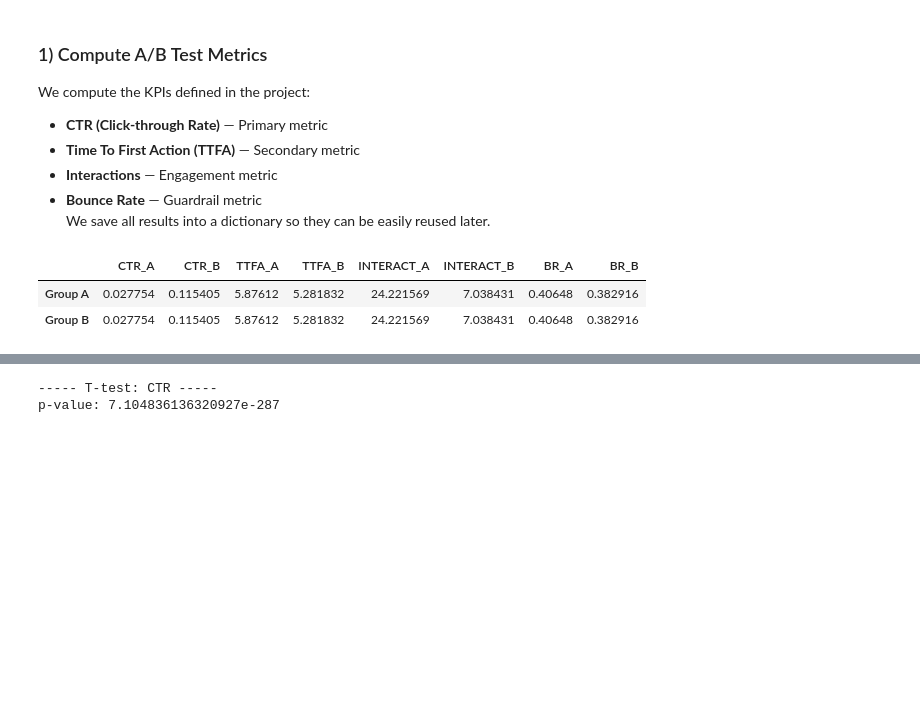
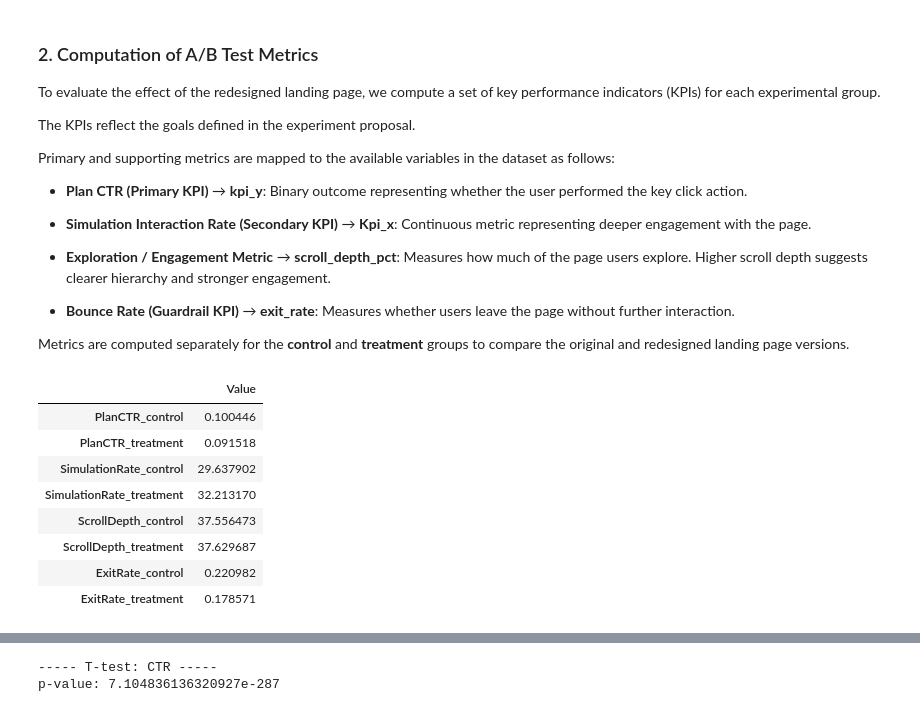
Before and after one commit to Luciamusizzano/DEGO-project_team50, a Jupyter notebook: analysis.ipynb, the cells around one changed output, grey strips where cells are left out. Cells and saved outputs as stored; diff of their text form; code cells hidden in the pictures; blank space fills up the shorter version.

Commit message:
correction up to A/B metrics

```diff
--- a/analysis.ipynb
+++ b/analysis.ipynb
@@ -51,36 +128,60 @@ array([0.        , 0.04830378, 0.07162063, ..., 0.10305409, 0.09044853,
 # %% [markdown]
-### 1) Compute A/B Test Metrics
-We compute the KPIs defined in the project:
-- **CTR (Click‑through Rate)** — Primary metric
-- **Time To First Action (TTFA)** — Secondary metric
-- **Interactions** — Engagement metric
-- **Bounce Rate** — Guardrail metric
-We save all results into a dictionary so they can be easily reused later.
+### 2. Computation of A/B Test Metrics
+
+To evaluate the effect of the redesigned landing page, we compute a set of key performance indicators (KPIs) for each experimental group.
+
+The KPIs reflect the goals defined in the experiment proposal.
+
+Primary and supporting metrics are mapped to the available variables in the dataset as follows:
+
+- **Plan CTR (Primary KPI)** → **kpi_y**: Binary outcome representing whether the user performed the key click action.
+
+- **Simulation Interaction Rate (Secondary KPI)** → **Kpi_x**: Continuous metric representing deeper engagement with the page.
+
+- **Exploration / Engagement Metric** → **scroll_depth_pct**: Measures how much of the page users explore. Higher scroll depth suggests clearer hierarchy and stronger engagement.
+
+- **Bounce Rate (Guardrail KPI)** → **exit_rate**: Measures whether users leave the page without further interaction.
+
+Metrics are computed separately for the **control** and **treatment** groups to compare the original and redesigned landing page versions.
 # %%
-# 6. Creating Metrics (dictionary)
+# 6. Creating metrics dictionary: We store all computed KPIs in a dictionary for easier comparison.
 metrics = {}
 
-# 7. Primary metric: Click-through rate (CTR)
-metrics['CTR_A'] = df[df.group=='A'].ctr.mean()
-metrics['CTR_B'] = df[df.group=='B'].ctr.mean()
+# 7. Primary KPI: Plan CTR: kpi_y is the binary success metric (click / conversion)
 
-# 8. Time to first action (TTFA)
-metrics['TTFA_A'] = df[df.group=='A'].first_action_time.mean()
-metrics['TTFA_B'] = df[df.group=='B'].first_action_time.mean()
+metrics['PlanCTR_control'] = df[df.arm == "control"].kpi_y.mean()
+metrics['PlanCTR_treatment'] = df[df.arm == "treatment"].kpi_y.mean()
 
-# 9. Interactions average (INTERACT)
-metrics['INTERACT_A'] = df[df.group=='A'].interactions.mean()
-metrics['INTERACT_B'] = df[df.group=='B'].interactions.mean()
 
-# 10. Bounce rate
-metrics['BR_A'] = df[(df.group=='A') & (df.bounce==1)].shape[0] / df[df.group=='A'].shape[0]
-metrics['BR_B'] = df[(df.group=='B') & (df.bounce==1)].shape[0] / df[df.group=='B'].shape[0]
+# 8. Secondary KPI: Simulation interaction proxy: kpi_x captures deeper engagement with the page
+
+metrics['SimulationRate_control'] = df[df.arm == "control"].kpi_x.mean()
+metrics['SimulationRate_treatment'] = df[df.arm == "treatment"].kpi_x.mean()
+
+
+# 9. Engagement metric: Scroll depth: Higher scroll depth indicates stronger exploration of the page content
+
+metrics['ScrollDepth_control'] = df[df.arm == "control"].scroll_depth_pct.mean()
+metrics['ScrollDepth_treatment'] = df[df.arm == "treatment"].scroll_depth_pct.mean()
+
+
+# 10. Guardrail metric: Exit rate:Ensures the redesign does not increase bounce / early exits
+
+metrics['ExitRate_control'] = df[df.arm == "control"].exit_rate.mean()
+metrics['ExitRate_treatment'] = df[df.arm == "treatment"].exit_rate.mean()
+
 
 # 11. Display results
-metrics_df = pd.DataFrame(metrics, index=['Group A', 'Group B'])
-metrics_df
+metrics_df = pd.DataFrame(metrics, index=['Value'])
+metrics_df.T                                       # Transpose metrics table for readability
 # %% [output]
-|  | CTR_A | CTR_B | TTFA_A | TTFA_B | INTERACT_A | INTERACT_B | BR_A | BR_B |
-| Group A | 0.027754 | 0.115405 | 5.87612 | 5.281832 | 24.221569 | 7.038431 | 0.40648 | 0.382916 |
-| Group B | 0.027754 | 0.115405 | 5.87612 | 5.281832 | 24.221569 | 7.038431 | 0.40648 | 0.382916 |
+|  | Value |
+| PlanCTR_control | 0.100446 |
+| PlanCTR_treatment | 0.091518 |
+| SimulationRate_control | 29.637902 |
+| SimulationRate_treatment | 32.213170 |
+| ScrollDepth_control | 37.556473 |
+| ScrollDepth_treatment | 37.629687 |
+| ExitRate_control | 0.220982 |
+| ExitRate_treatment | 0.178571 |
 # %% [markdown]
```
Also changed, not shown: parts of 9 cells of this notebook.
